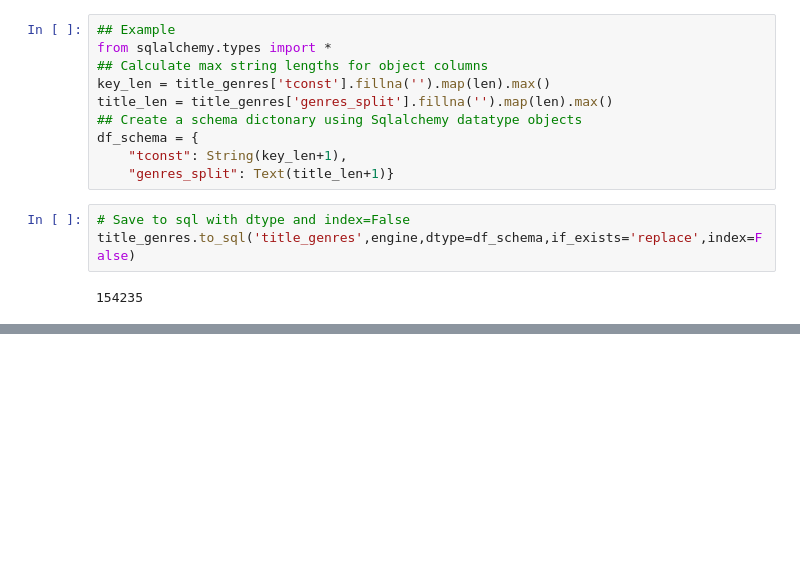
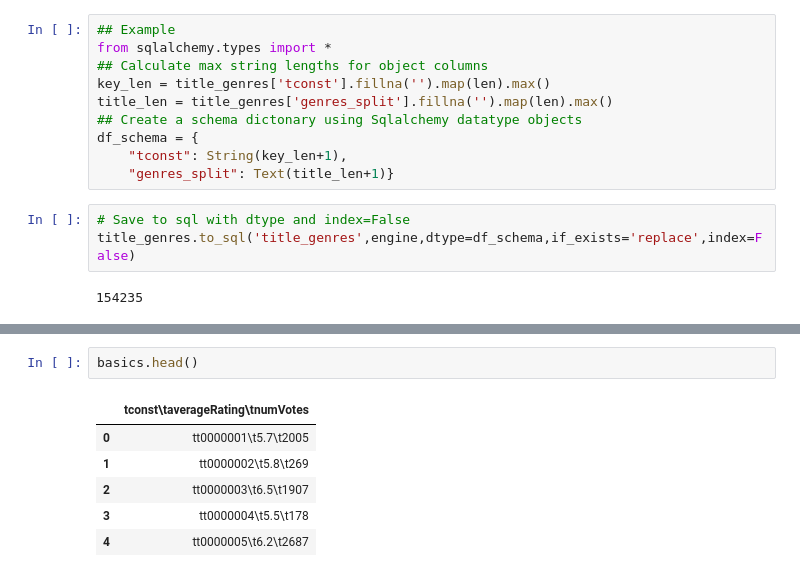
Before and after one commit to Desh86/Part-3, a Jupyter notebook: Project 3 - Part 3.ipynb, the cells around one changed output, grey strips where cells are left out. Drawn from its saved outputs; the diff is of its cells as text; blank space fills up the shorter version.

```diff
--- a/Project 3 - Part 3.ipynb
+++ b/Project 3 - Part 3.ipynb
@@ -163,0 +201,9 @@ title_genres.to_sql('title_genres',engine,dtype=df_schema,if_exists='replace',in
+# %%
+basics.head()
+# %% [output]
+|  | tconst\taverageRating\tnumVotes |
+| 0 | tt0000001\t5.7\t2005 |
+| 1 | tt0000002\t5.8\t269 |
+| 2 | tt0000003\t6.5\t1907 |
+| 3 | tt0000004\t5.5\t178 |
+| 4 | tt0000005\t6.2\t2687 |
```
Also changed, not shown: parts of 14 cells of this notebook.
